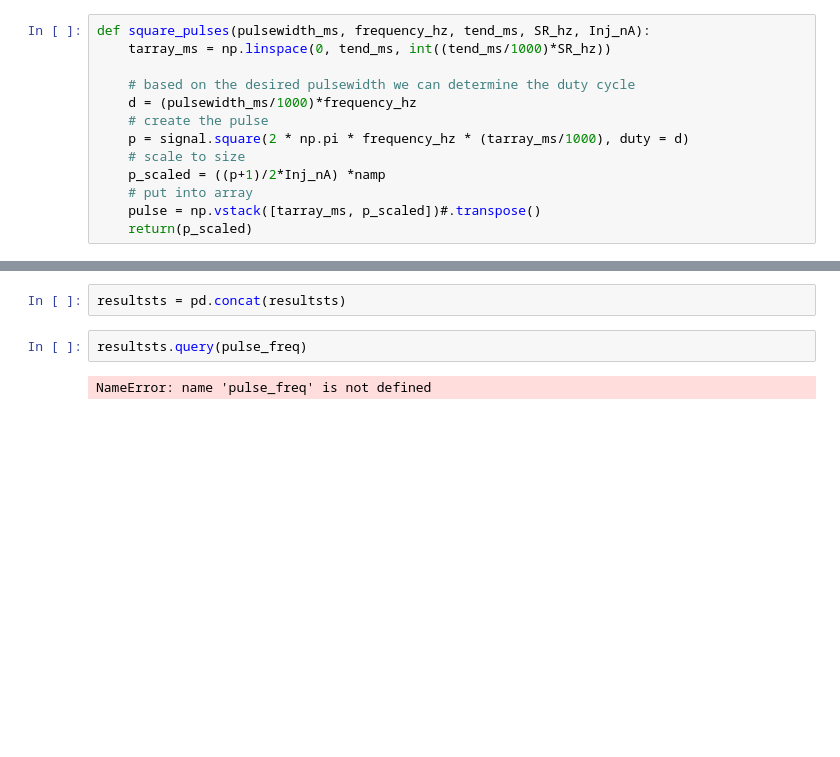
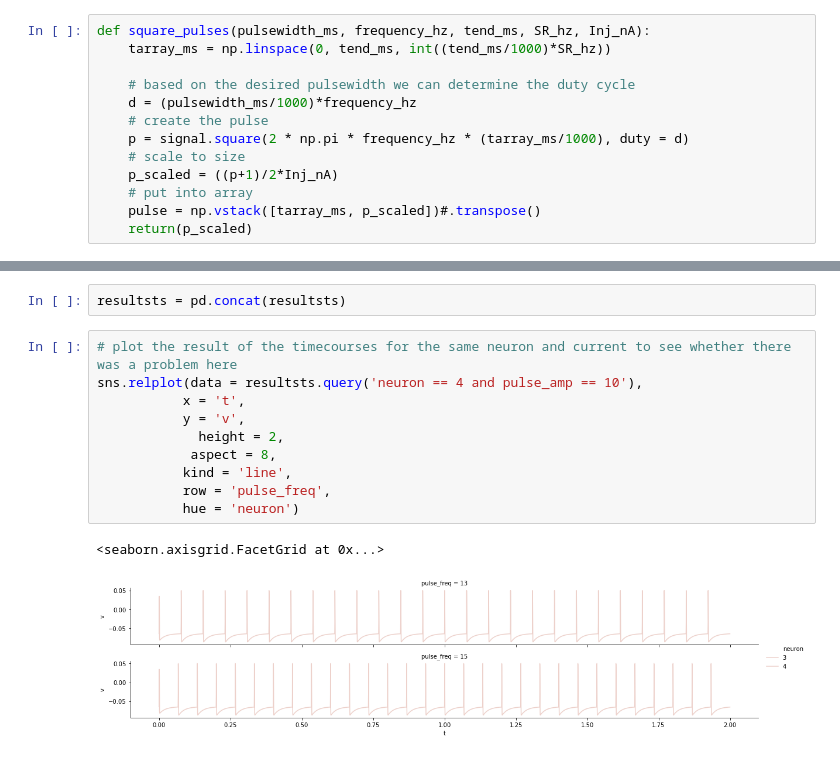
Before and after one commit to linusconrad/neurodynamics-learning, a Jupyter notebook: HHsandbox.ipynb, the cells around one changed output, grey strips where cells are left out. Drawn from its saved outputs; the diff is of its cells as text; blank space fills up the shorter version.

```diff
--- a/HHsandbox.ipynb
+++ b/HHsandbox.ipynb
@@ -981,7 +979,7 @@ def square_pulses(pulsewidth_ms, frequency_hz, tend_ms, SR_hz, Inj_nA):
     # create the pulse
     p = signal.square(2 * np.pi * frequency_hz * (tarray_ms/1000), duty = d)
     # scale to size
-    p_scaled = ((p+1)/2*Inj_nA) *namp
+    p_scaled = ((p+1)/2*Inj_nA)
     # put into array
     pulse = np.vstack([tarray_ms, p_scaled])#.transpose()
     return(p_scaled)
@@ -1206,7 +1246,16 @@ Why is the firing rate for 15 hz smaller than 13?
 Is that real or because something does not work with the monitor?
 # %%
 resultsts = pd.concat(resultsts)
-# %%
-resultsts.query(pulse_freq)
-# %% [output]
-NameError: name 'pulse_freq' is not defined
+# %%
+# plot the result of the timecourses for the same neuron and current to see whether there was a problem here
+sns.relplot(data = resultsts.query('neuron == 4 and pulse_amp == 10'),
+           x = 't',
+           y = 'v',
+             height = 2,
+            aspect = 8,
+           kind = 'line',
+           row = 'pulse_freq',
+           hue = 'neuron')
+# %% [output]
+<seaborn.axisgrid.FacetGrid at 0x...>
+[figure, added]
```
Also changed, not shown: parts of 14 cells of this notebook.
